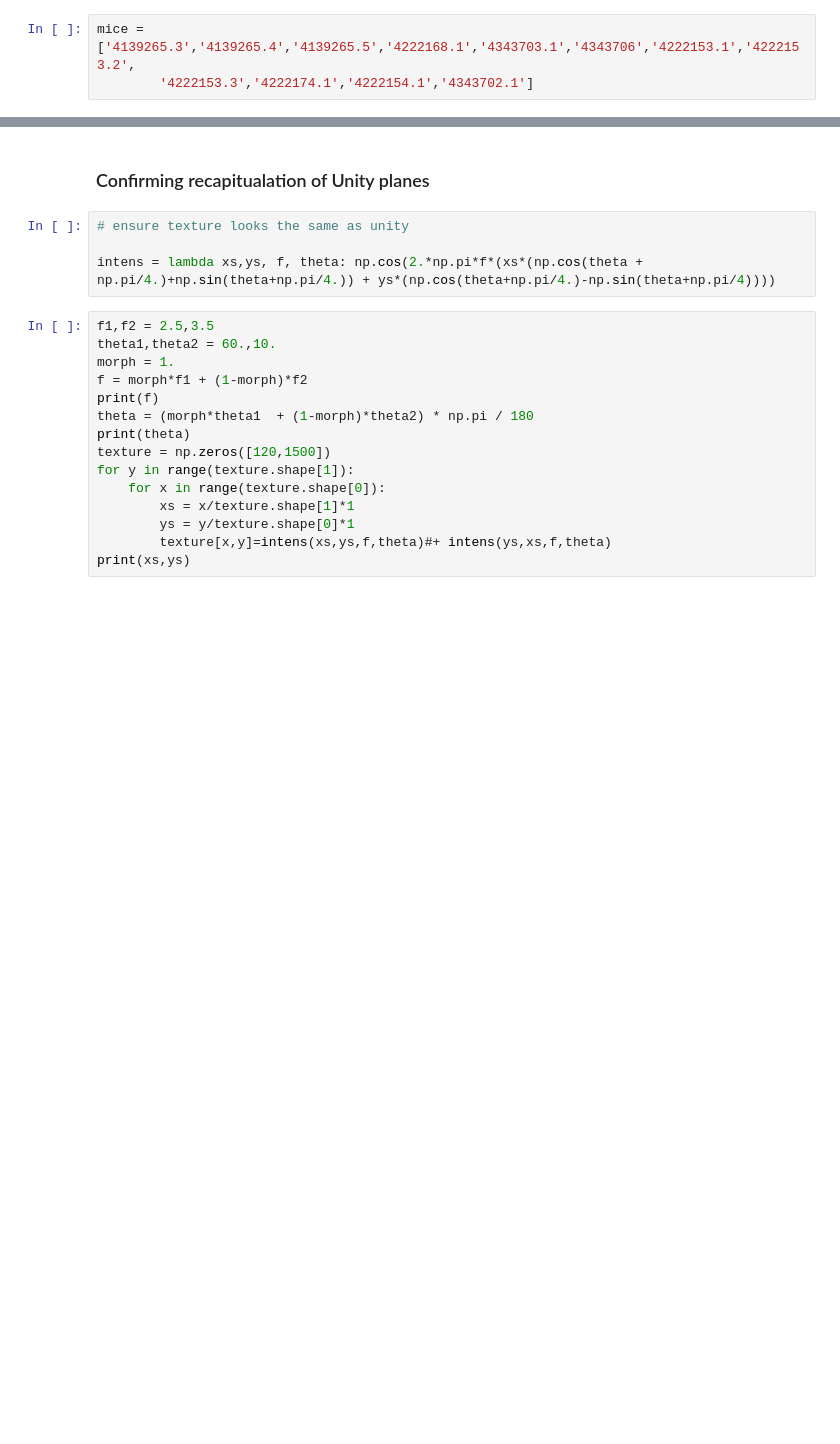
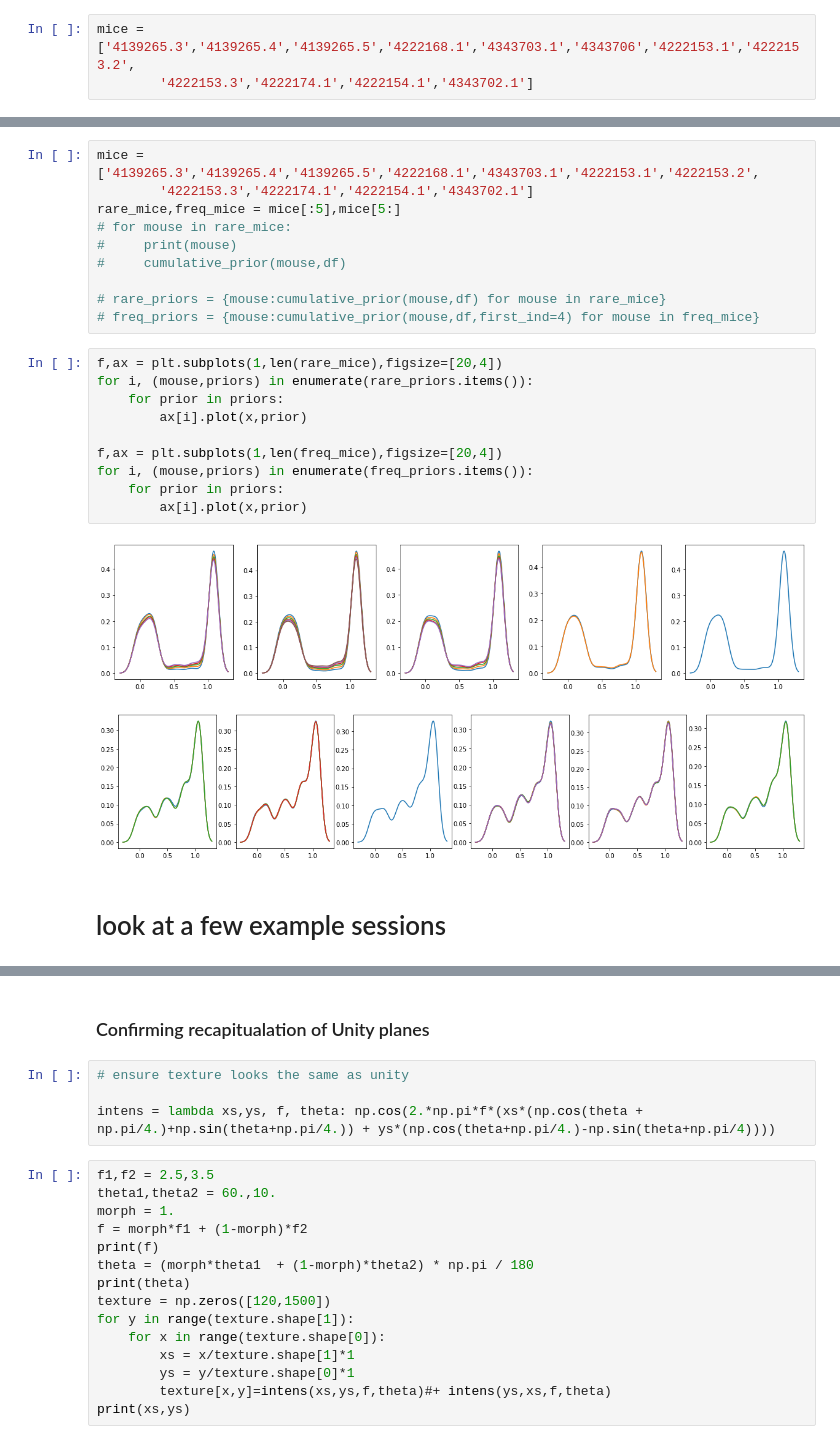
Before and after one commit to GiocomoLab/PlittGiocomo_2021, a Jupyter notebook: Prior4D.ipynb, the cells around one changed output, grey strips where cells are left out. Drawn from its saved outputs; the diff is of its cells as text; blank space fills up the shorter version.

```diff
--- a/Prior4D.ipynb
+++ b/Prior4D.ipynb
@@ -286,0 +196,25 @@ ax.scatter(mus,.2*(1.1-shat)+.38)
+# %%
+mice = ['4139265.3','4139265.4','4139265.5','4222168.1','4343703.1','4222153.1','4222153.2',
+        '4222153.3','4222174.1','4222154.1','4343702.1']
+rare_mice,freq_mice = mice[:5],mice[5:]
+# for mouse in rare_mice:
+#     print(mouse)
+#     cumulative_prior(mouse,df)
+
+# rare_priors = {mouse:cumulative_prior(mouse,df) for mouse in rare_mice}
+# freq_priors = {mouse:cumulative_prior(mouse,df,first_ind=4) for mouse in freq_mice}
+# %%
+f,ax = plt.subplots(1,len(rare_mice),figsize=[20,4])
+for i, (mouse,priors) in enumerate(rare_priors.items()):
+    for prior in priors:
+        ax[i].plot(x,prior)
+
+f,ax = plt.subplots(1,len(freq_mice),figsize=[20,4])
+for i, (mouse,priors) in enumerate(freq_priors.items()):
+    for prior in priors:
+        ax[i].plot(x,prior)
+# %% [output]
+[figure, added]
+[figure, added]
+# %% [markdown]
+# look at a few example sessions
```
Also changed, not shown: parts of 43 cells of this notebook, 4 other files.
